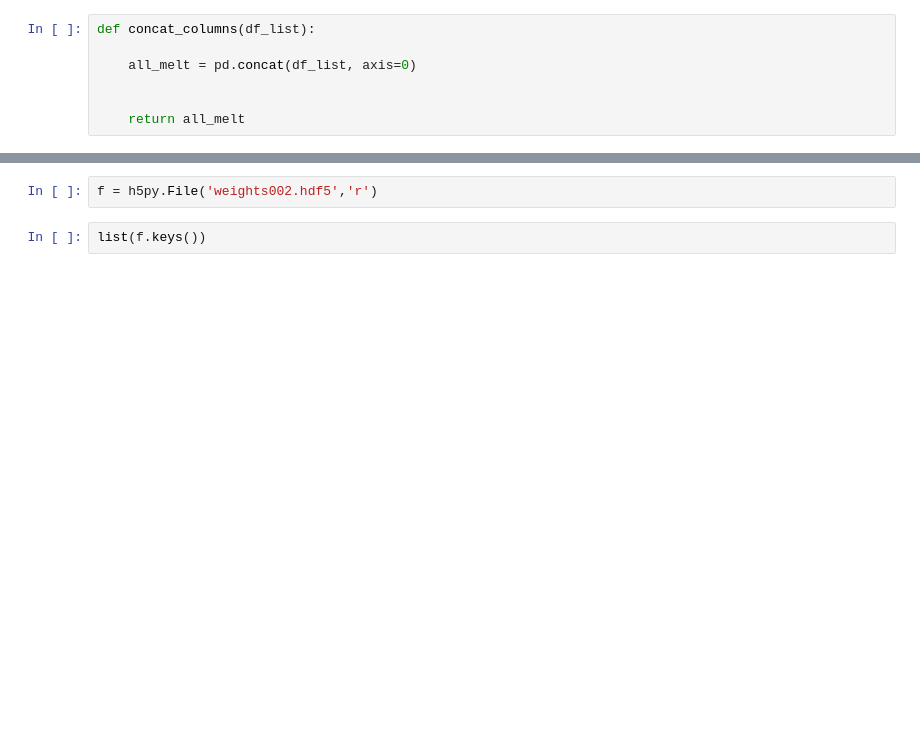
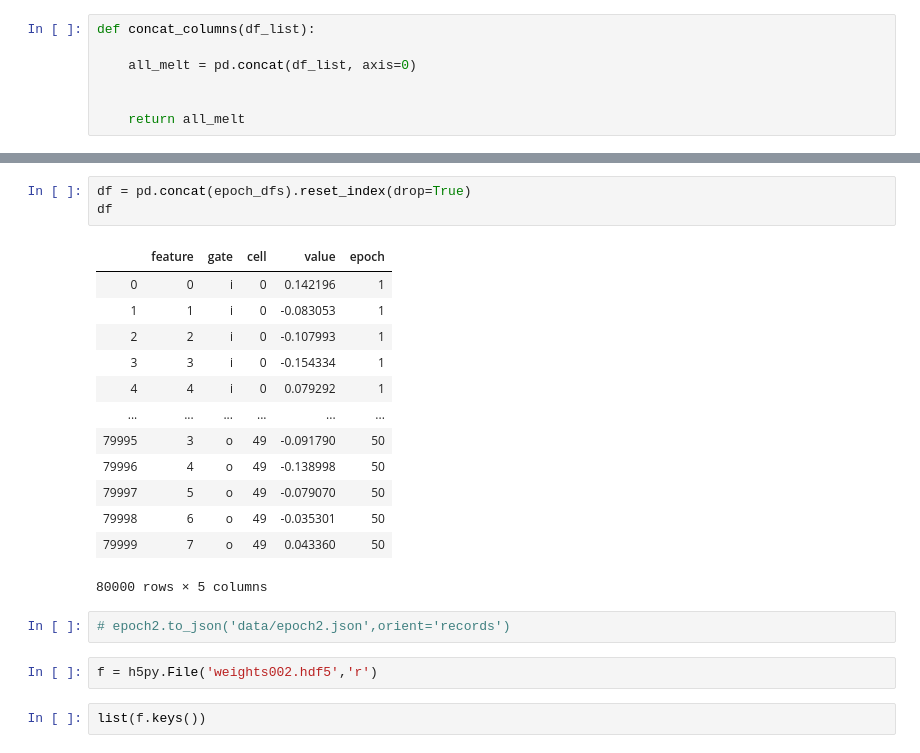
Before and after one commit to gj0706/my_research, a Jupyter notebook: neural_network/data_process.ipynb, the cells around one changed output, grey strips where cells are left out. Drawn from its saved outputs; the diff is of its cells as text; blank space fills up the shorter version.

```diff
--- a/neural_network/data_process.ipynb
+++ b/neural_network/data_process.ipynb
@@ -449,3 +378,22 @@ epoch3
+# %%
+df = pd.concat(epoch_dfs).reset_index(drop=True)
+df
+# %% [output]
+|  | feature | gate | cell | value | epoch |
+| 0 | 0 | i | 0 | 0.142196 | 1 |
+| 1 | 1 | i | 0 | -0.083053 | 1 |
+| 2 | 2 | i | 0 | -0.107993 | 1 |
+| 3 | 3 | i | 0 | -0.154334 | 1 |
+| 4 | 4 | i | 0 | 0.079292 | 1 |
+| ... | ... | ... | ... | ... | ... |
+| 79995 | 3 | o | 49 | -0.091790 | 50 |
+| 79996 | 4 | o | 49 | -0.138998 | 50 |
+| 79997 | 5 | o | 49 | -0.079070 | 50 |
+| 79998 | 6 | o | 49 | -0.035301 | 50 |
+| 79999 | 7 | o | 49 | 0.043360 | 50 |
+80000 rows × 5 columns
+# %%
+# epoch2.to_json('data/epoch2.json',orient='records')
 # %%
 f = h5py.File('weights002.hdf5','r')
 # %%
```
Also changed, not shown: parts of 25 cells of this notebook.
